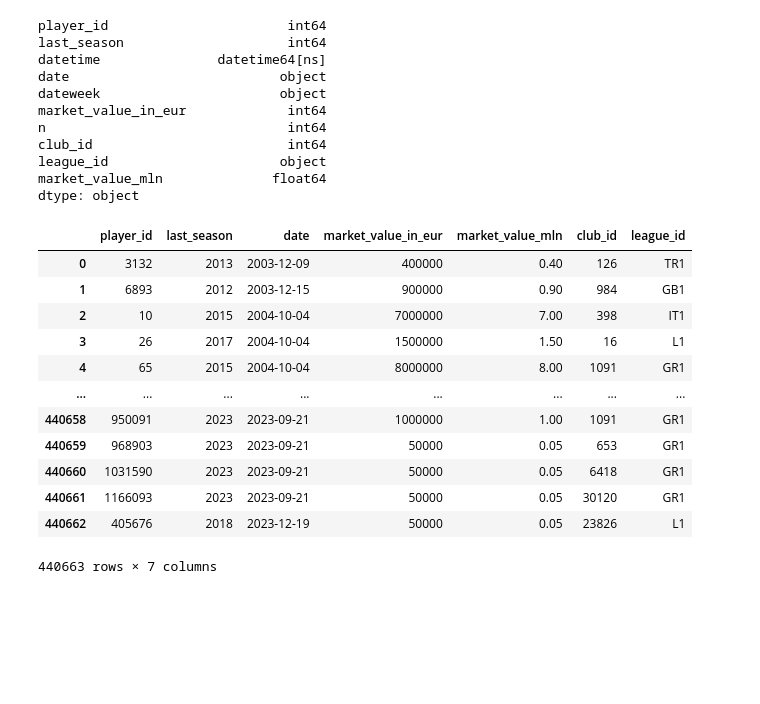
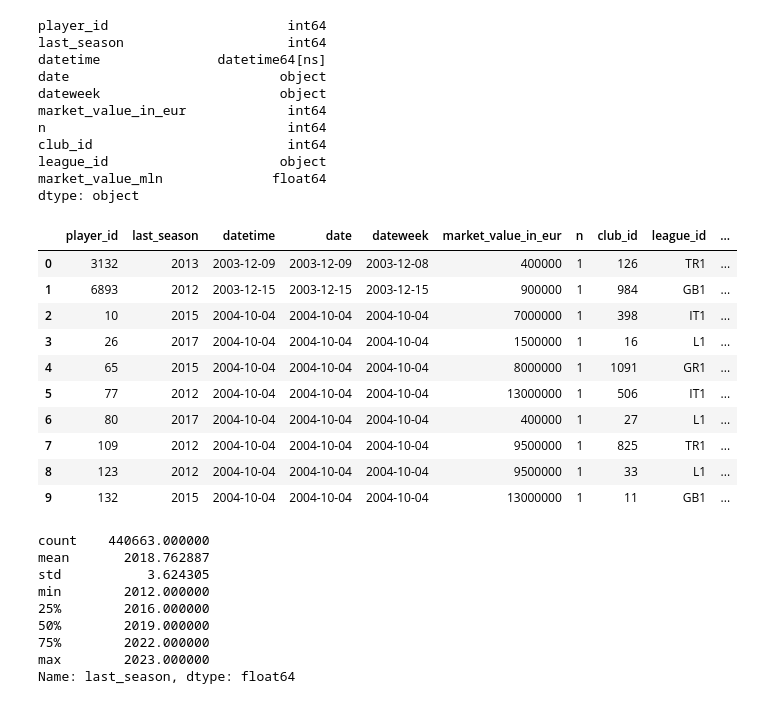
Before and after one commit to RiccardoPili/Football-Data-Analysis, a Jupyter notebook: data_preparation/players_valuation.ipynb, the cells around one changed output. Drawn from its saved outputs; the diff is of its cells as text; code cells hidden in the pictures; blank space fills up the shorter version.

```diff
--- a/data_preparation/players_valuation.ipynb
+++ b/data_preparation/players_valuation.ipynb
@@ -108,32 +108,17 @@ club_id                         int64
 league_id                      object
 market_value_mln              float64
 dtype: object
-# %%
-val_df = val_df[[
-    'player_id',
-    'last_season',
-    #'datetime',
-    'date',
-    #'dateweek',
-    'market_value_in_eur',
-    'market_value_mln',
-    #'n',
-    'club_id',
-    'league_id'
-]]
-
-val_df
-# %% [output]
-|  | player_id | last_season | date | market_value_in_eur | market_value_mln | club_id | league_id |
-| 0 | 3132 | 2013 | 2003-12-09 | 400000 | 0.40 | 126 | TR1 |
-| 1 | 6893 | 2012 | 2003-12-15 | 900000 | 0.90 | 984 | GB1 |
-| 2 | 10 | 2015 | 2004-10-04 | 7000000 | 7.00 | 398 | IT1 |
-| 3 | 26 | 2017 | 2004-10-04 | 1500000 | 1.50 | 16 | L1 |
-| 4 | 65 | 2015 | 2004-10-04 | 8000000 | 8.00 | 1091 | GR1 |
-| ... | ... | ... | ... | ... | ... | ... | ... |
-| 440658 | 950091 | 2023 | 2023-09-21 | 1000000 | 1.00 | 1091 | GR1 |
-| 440659 | 968903 | 2023 | 2023-09-21 | 50000 | 0.05 | 653 | GR1 |
-| 440660 | 1031590 | 2023 | 2023-09-21 | 50000 | 0.05 | 6418 | GR1 |
-| 440661 | 1166093 | 2023 | 2023-09-21 | 50000 | 0.05 | 30120 | GR1 |
-| 440662 | 405676 | 2018 | 2023-12-19 | 50000 | 0.05 | 23826 | L1 |
-440663 rows × 7 columns
+# %%
+val_df.head(10)
+# %% [output]
+|  | player_id | last_season | datetime | date | dateweek | market_value_in_eur | n | club_id | league_id | ... |
+| 0 | 3132 | 2013 | 2003-12-09 | 2003-12-09 | 2003-12-08 | 400000 | 1 | 126 | TR1 | ... |
+| 1 | 6893 | 2012 | 2003-12-15 | 2003-12-15 | 2003-12-15 | 900000 | 1 | 984 | GB1 | ... |
+| 2 | 10 | 2015 | 2004-10-04 | 2004-10-04 | 2004-10-04 | 7000000 | 1 | 398 | IT1 | ... |
+| 3 | 26 | 2017 | 2004-10-04 | 2004-10-04 | 2004-10-04 | 1500000 | 1 | 16 | L1 | ... |
+| 4 | 65 | 2015 | 2004-10-04 | 2004-10-04 | 2004-10-04 | 8000000 | 1 | 1091 | GR1 | ... |
+| 5 | 77 | 2012 | 2004-10-04 | 2004-10-04 | 2004-10-04 | 13000000 | 1 | 506 | IT1 | ... |
+| 6 | 80 | 2017 | 2004-10-04 | 2004-10-04 | 2004-10-04 | 400000 | 1 | 27 | L1 | ... |
+| 7 | 109 | 2012 | 2004-10-04 | 2004-10-04 | 2004-10-04 | 9500000 | 1 | 825 | TR1 | ... |
+| 8 | 123 | 2012 | 2004-10-04 | 2004-10-04 | 2004-10-04 | 9500000 | 1 | 33 | L1 | ... |
+| 9 | 132 | 2015 | 2004-10-04 | 2004-10-04 | 2004-10-04 | 13000000 | 1 | 11 | GB1 | ... |
@@ -139,0 +128,12 @@ val_df
+# %%
+val_df['last_season'].describe()
+# %% [output]
+count    440663.000000
+mean       2018.762887
+std           3.624305
+min        2012.000000
+25%        2016.000000
+50%        2019.000000
+75%        2022.000000
+max        2023.000000
+Name: last_season, dtype: float64
```
Also changed, not shown: parts of 8 cells of this notebook, 3 other files.
